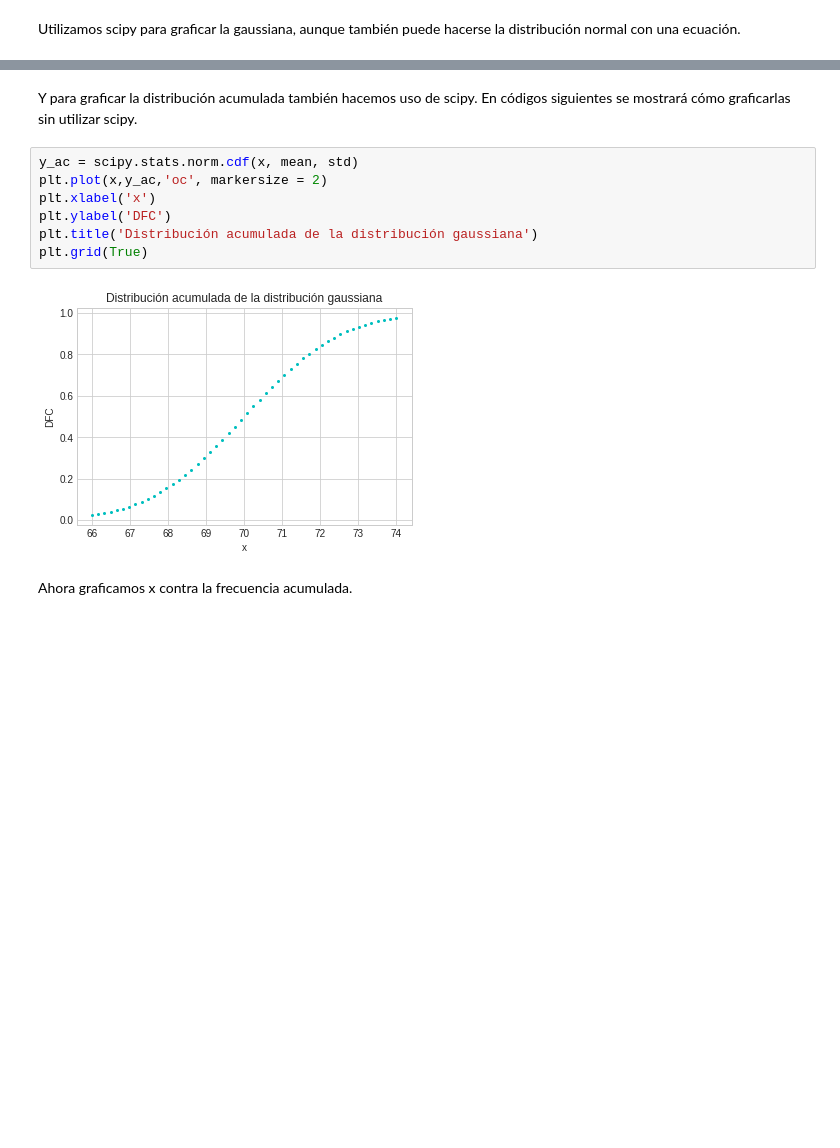
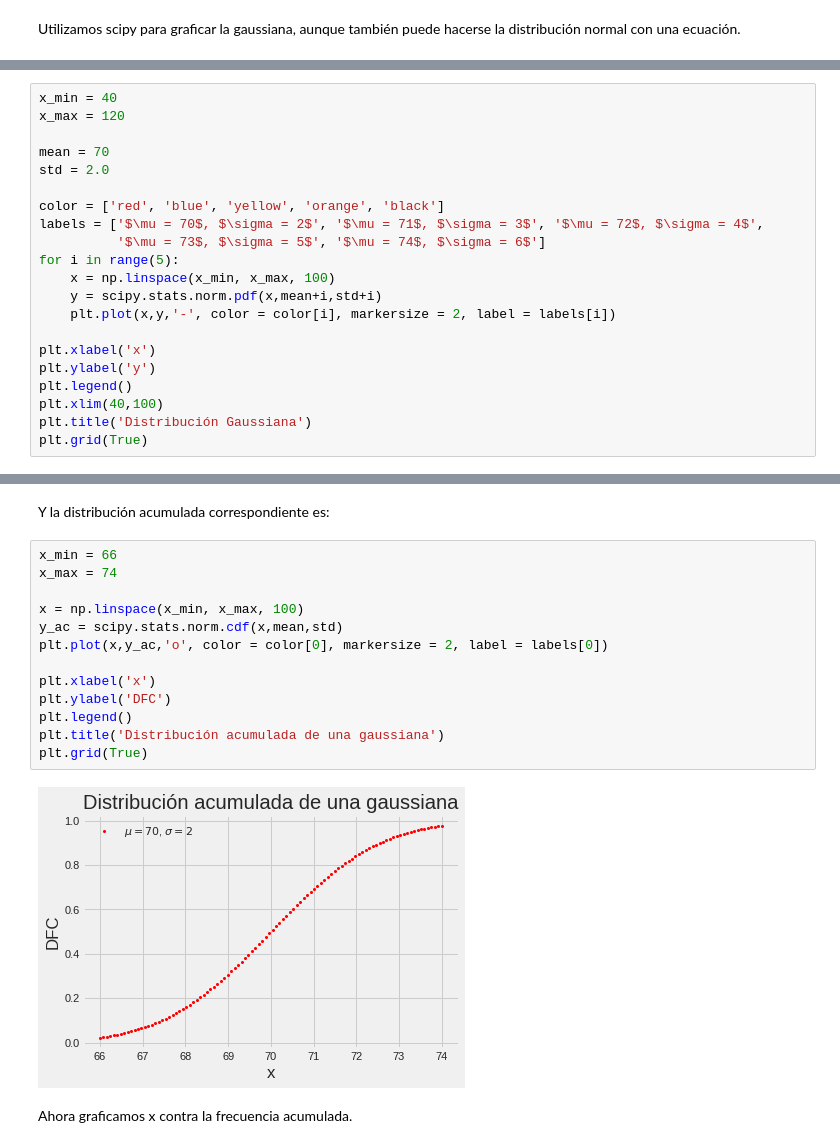
Before and after one commit to DCIDA2019/da2019-anaisabelotodo, a Jupyter notebook: Semana4/Tarea/Tarea4.ipynb, the cells around one changed output, grey strips where cells are left out. Drawn from its saved outputs; the diff is of its cells as text; blank space fills up the shorter version.

```diff
--- a/Semana4/Tarea/Tarea4.ipynb
+++ b/Semana4/Tarea/Tarea4.ipynb
@@ -21,0 +24,21 @@ Utilizamos scipy para graficar la gaussiana, aunque también puede hacerse la di
+# %%
+x_min = 40
+x_max = 120
+
+mean = 70
+std = 2.0
+
+color = ['red', 'blue', 'yellow', 'orange', 'black']
+labels = ['$\mu = 70$, $\sigma = 2$', '$\mu = 71$, $\sigma = 3$', '$\mu = 72$, $\sigma = 4$',
+          '$\mu = 73$, $\sigma = 5$', '$\mu = 74$, $\sigma = 6$']
+for i in range(5):
+    x = np.linspace(x_min, x_max, 100)
+    y = scipy.stats.norm.pdf(x,mean+i,std+i)
+    plt.plot(x,y,'-', color = color[i], markersize = 2, label = labels[i])
+
+plt.xlabel('x')
+plt.ylabel('y')
+plt.legend()
+plt.xlim(40,100)
+plt.title('Distribución Gaussiana')
+plt.grid(True)
@@ -39,14 +81,20 @@ plt.grid(True)
-# %% [markdown]
-Y para graficar la distribución acumulada también hacemos uso de scipy. En códigos siguientes se mostrará cómo graficarlas sin utilizar scipy.
+# %% [markdown]
+Y la distribución acumulada correspondiente es:
 # %%
-y_ac = scipy.stats.norm.cdf(x, mean, std)
-plt.plot(x,y_ac,'oc', markersize = 2)
+x_min = 66
+x_max = 74
+
+x = np.linspace(x_min, x_max, 100)
+y_ac = scipy.stats.norm.cdf(x,mean,std)
+plt.plot(x,y_ac,'o', color = color[0], markersize = 2, label = labels[0])
+
 plt.xlabel('x')
 plt.ylabel('DFC')
-plt.title('Distribución acumulada de la distribución gaussiana')
+plt.legend()
+plt.title('Distribución acumulada de una gaussiana')
 plt.grid(True)
 # %% [output]
-[figure, old version]
+[figure, new version]
 # %% [markdown]
 Ahora graficamos x contra la frecuencia acumulada.
 # %%
```
Also changed, not shown: parts of 50 cells of this notebook.
